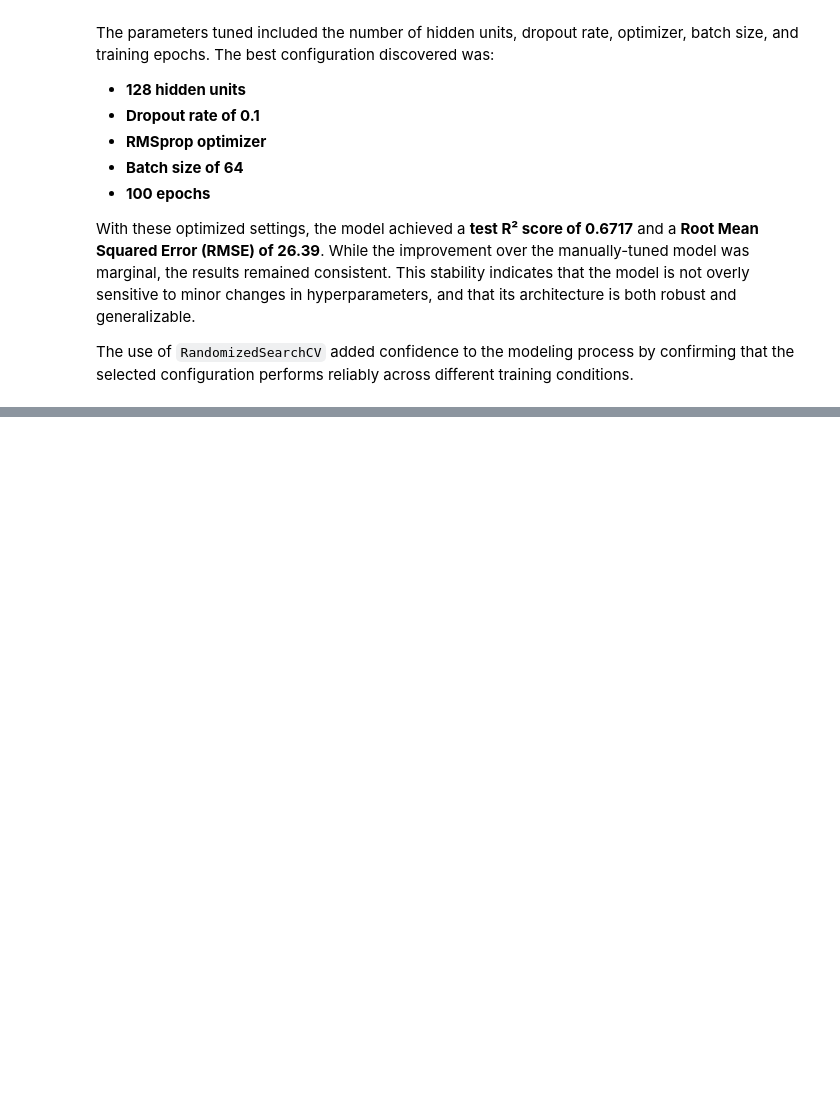
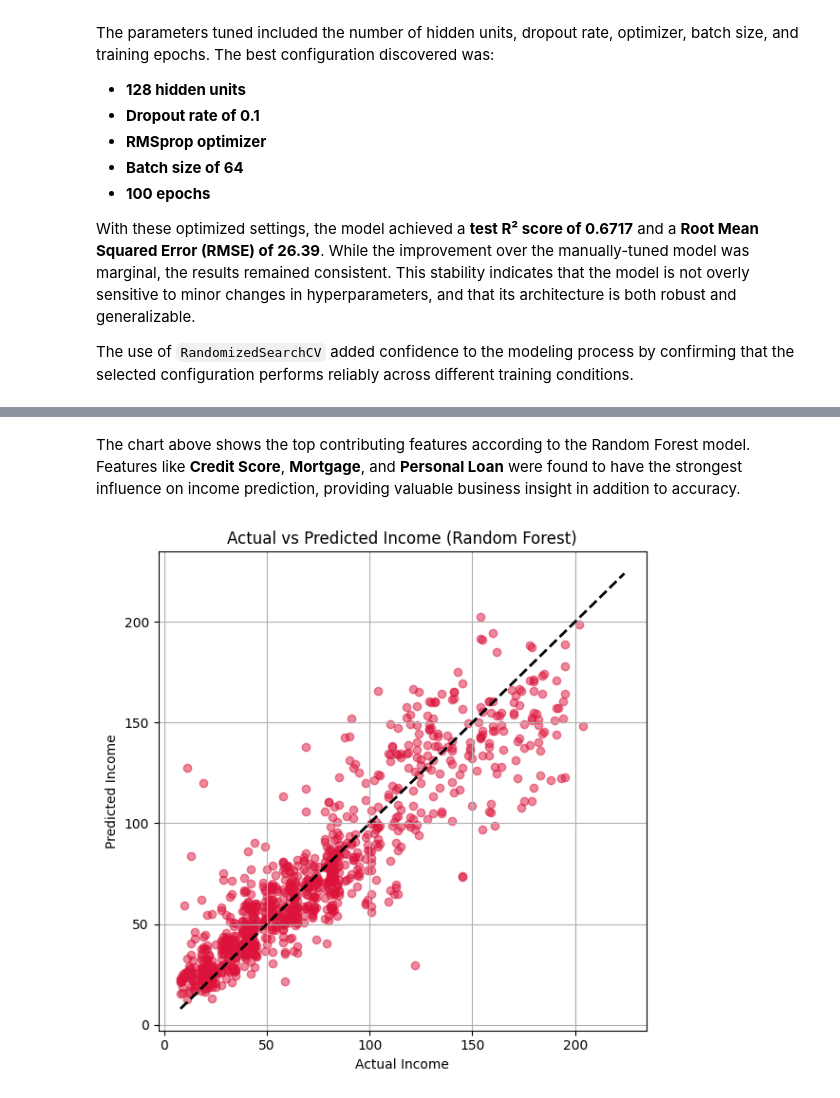
Before and after one commit to Ahmad-385/Income-prediction-Sentiment-analysis, a Jupyter notebook: ML-CA2.ipynb, the cells around one changed output, grey strips where cells are left out. Cells and saved outputs as stored; diff of their text form; code cells hidden in the pictures; blank space fills up the shorter version.

```diff
--- a/ML-CA2.ipynb
+++ b/ML-CA2.ipynb
@@ -594,0 +747,16 @@ The use of `RandomizedSearchCV` added confidence to the modeling process by conf
+# %% [markdown]
+The chart above shows the top contributing features according to the Random Forest model.
+Features like **Credit Score**, **Mortgage**, and **Personal Loan** were found to have the strongest influence on income prediction, providing valuable business insight in addition to accuracy.
+# %%
+# Scatter plot of actual vs predicted
+plt.figure(figsize=(6, 6))
+plt.scatter(y_test, y_pred_rf, alpha=0.5, color='crimson')
+plt.title('Actual vs Predicted Income (Random Forest)')
+plt.xlabel('Actual Income')
+plt.ylabel('Predicted Income')
+plt.plot([y.min(), y.max()], [y.min(), y.max()], 'k--', lw=2)  # 45-degree line
+plt.grid(True)
+plt.tight_layout()
+plt.show()
+# %% [output]
+[figure, added]
```
Also changed, not shown: parts of 21 cells of this notebook.
